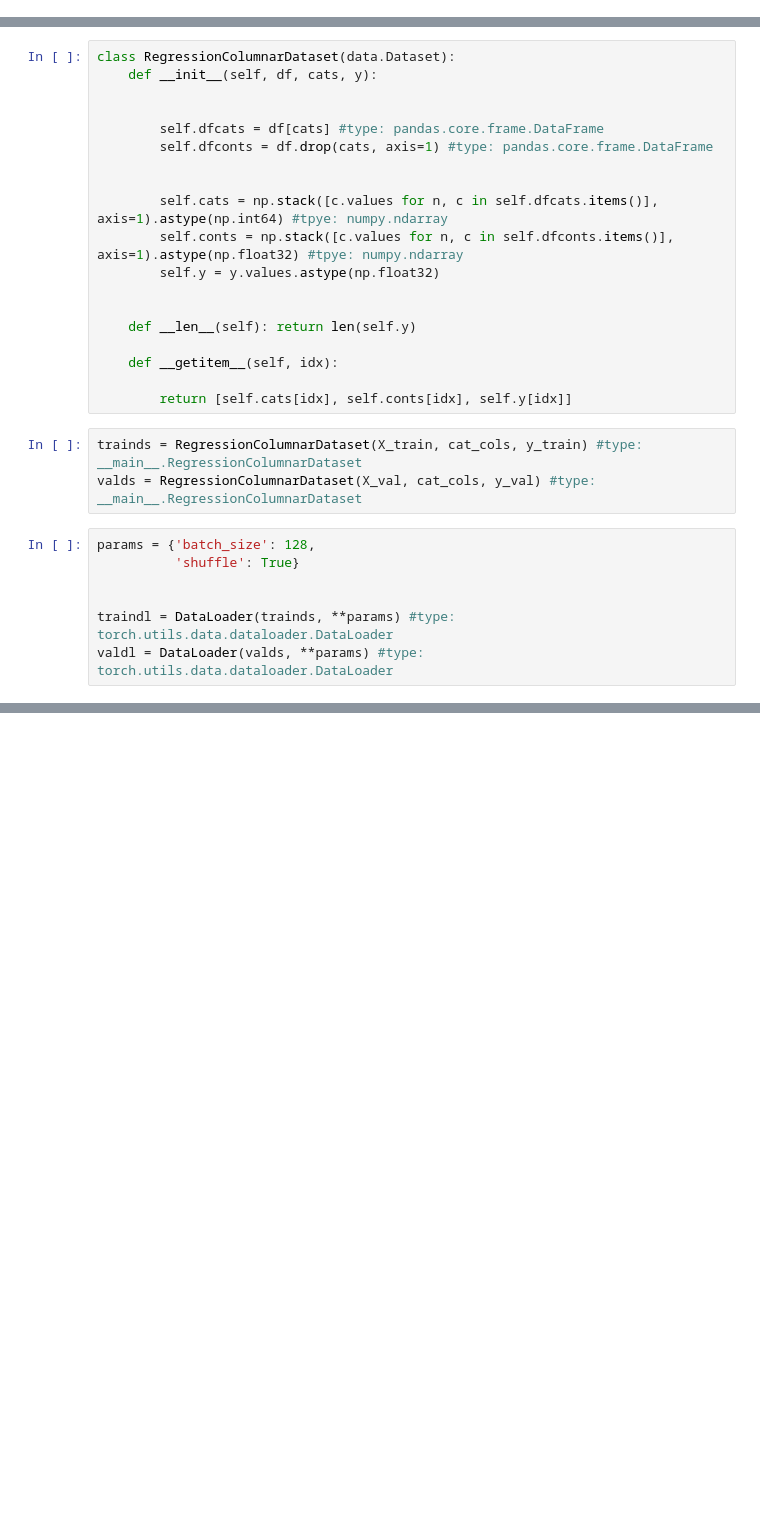
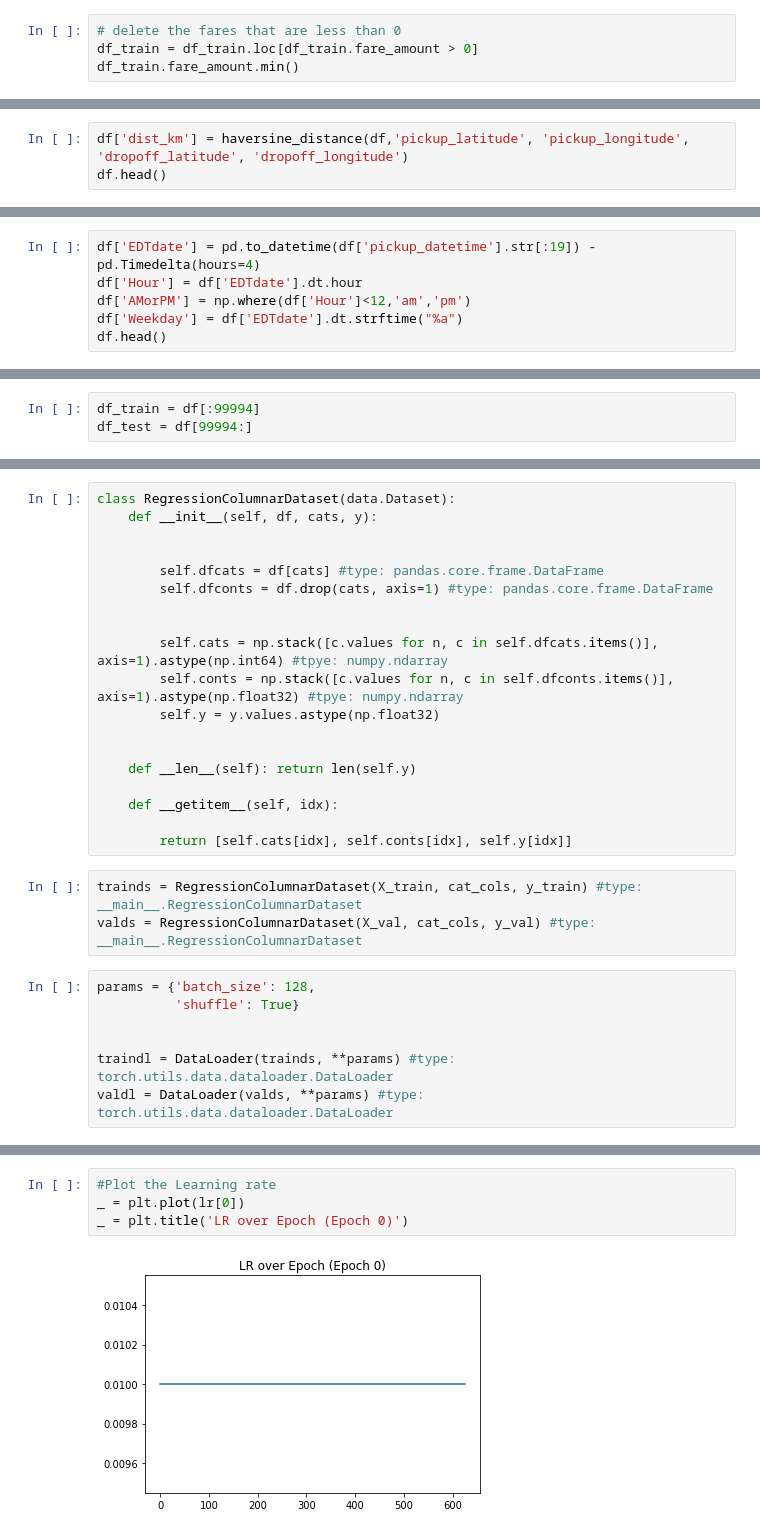
Before and after one commit to wasaequreshi/CMPE-258-DL, a Jupyter notebook: hw5/hw5_part3.ipynb, the cells around one changed output, grey strips where cells are left out. Saved outputs shown, nothing was run; the diff lists cells and outputs as text; blank space fills up the shorter version.

```diff
--- a/hw5/hw5_part3.ipynb
+++ b/hw5/hw5_part3.ipynb
@@ -107,0 +143,4 @@ df_test.head()
+# %%
+# delete the fares that are less than 0
+df_train = df_train.loc[df_train.fare_amount > 0]
+df_train.fare_amount.min()
@@ -114,0 +161,3 @@ df = train_X.append(test_X,sort=False)
+# %%
+df['dist_km'] = haversine_distance(df,'pickup_latitude', 'pickup_longitude', 'dropoff_latitude', 'dropoff_longitude')
+df.head()
@@ -114,0 +171,6 @@ df = train_X.append(test_X,sort=False)
+# %%
+df['EDTdate'] = pd.to_datetime(df['pickup_datetime'].str[:19]) - pd.Timedelta(hours=4)
+df['Hour'] = df['EDTdate'].dt.hour
+df['AMorPM'] = np.where(df['Hour']<12,'am','pm')
+df['Weekday'] = df['EDTdate'].dt.strftime("%a")
+df.head()
@@ -125,0 +235,3 @@ for col in df.columns:
+# %%
+df_train = df[:99994]
+df_test = df[99994:]
@@ -332 +590,7 @@ lr, tloss, vloss = fit(model=model, train_dl=traindl, val_dl=valdl, loss_fn=nn.M
+# %%
+#Plot the Learning rate
+_ = plt.plot(lr[0])
+_ = plt.title('LR over Epoch (Epoch 0)')
+# %% [output]
+[figure, added]
 # %%
```
Also changed, not shown: parts of 60 cells of this notebook.
